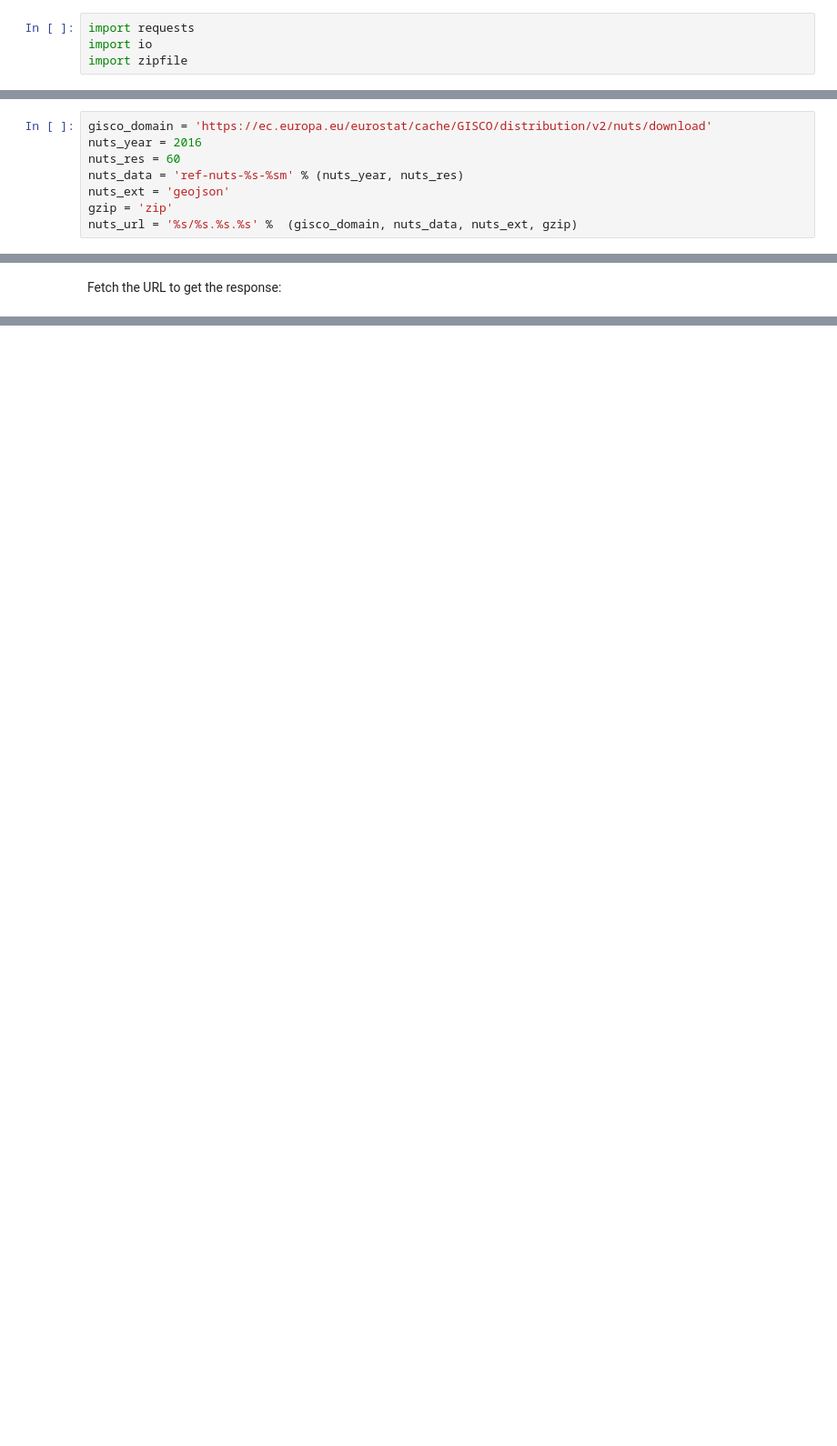
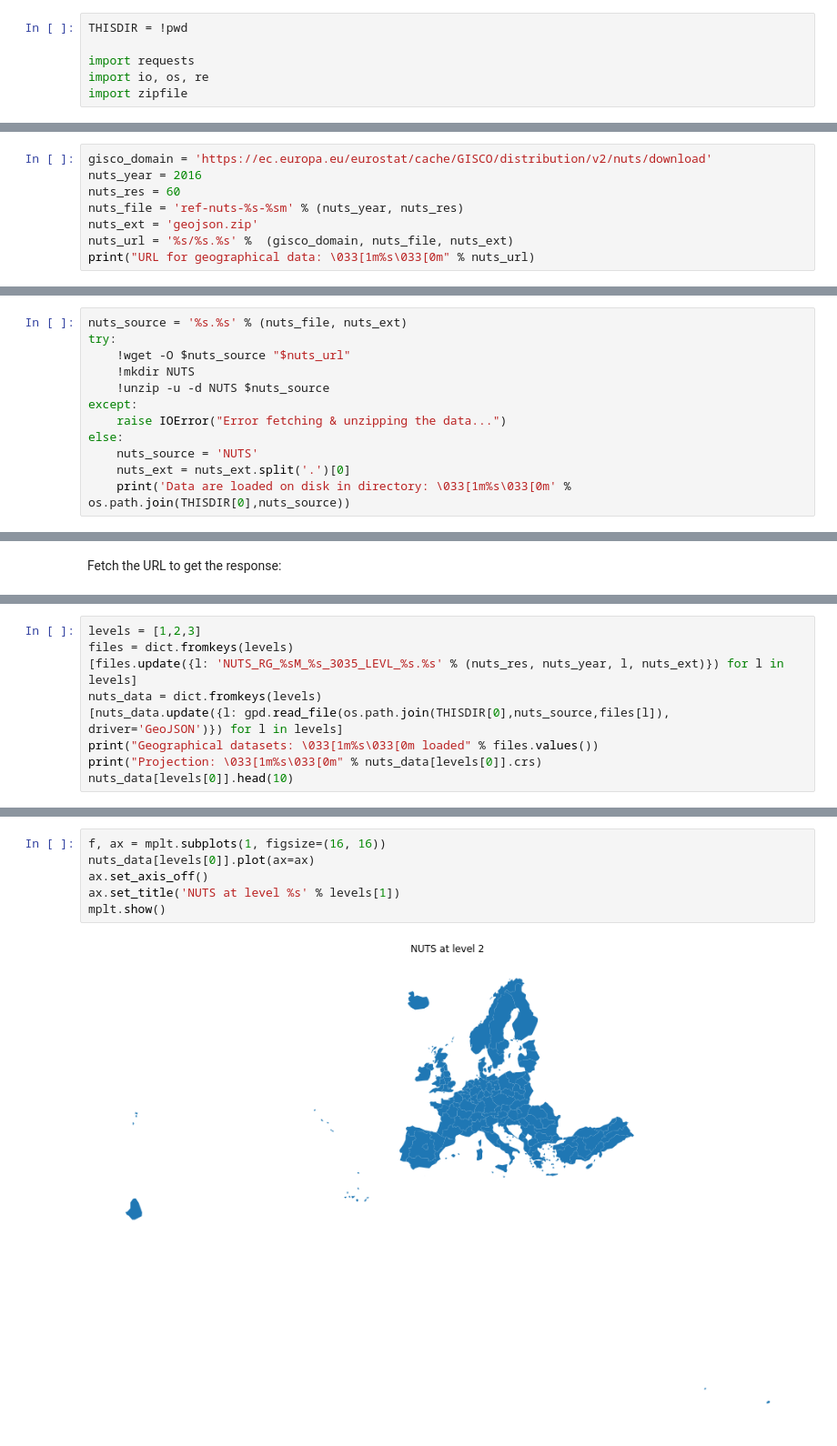
Before and after one commit to eurostat/mortality-viz, a Jupyter notebook: 02_mortality_european_regions.ipynb, the cells around one changed output, grey strips where cells are left out. Shown at 91% size. Cells and saved outputs as stored; diff of their text form; blank space fills up the shorter version.

```diff
--- a/02_mortality_european_regions.ipynb
+++ b/02_mortality_european_regions.ipynb
@@ -14,4 +19,6 @@ Note: we provide here with some quick and dirty material to fetch the data from
 # %%
+THISDIR = !pwd
+
 import requests
-import io
+import io, os, re
 import zipfile
@@ -29,7 +89,7 @@ url = '{}&file=data%2F{}.{}.{}'.format(bulk_domain, data, ext, gzip)
 gisco_domain = 'https://ec.europa.eu/eurostat/cache/GISCO/distribution/v2/nuts/download'
 nuts_year = 2016
 nuts_res = 60
-nuts_data = 'ref-nuts-%s-%sm' % (nuts_year, nuts_res)
-nuts_ext = 'geojson'
-gzip = 'zip'
-nuts_url = '%s/%s.%s.%s' %  (gisco_domain, nuts_data, nuts_ext, gzip)
+nuts_file = 'ref-nuts-%s-%sm' % (nuts_year, nuts_res)
+nuts_ext = 'geojson.zip'
+nuts_url = '%s/%s.%s' %  (gisco_domain, nuts_file, nuts_ext)
+print("URL for geographical data: \033[1m%s\033[0m" % nuts_url)
@@ -35,0 +98,12 @@ nuts_url = '%s/%s.%s.%s' %  (gisco_domain, nuts_data, nuts_ext, gzip)
+# %%
+nuts_source = '%s.%s' % (nuts_file, nuts_ext)
+try:
+    !wget -O $nuts_source "$nuts_url"
+    !mkdir NUTS
+    !unzip -u -d NUTS $nuts_source
+except:
+    raise IOError("Error fetching & unzipping the data...")
+else:
+    nuts_source = 'NUTS'
+    nuts_ext = nuts_ext.split('.')[0]
+    print('Data are loaded on disk in directory: \033[1m%s\033[0m' % os.path.join(THISDIR[0],nuts_source))
@@ -102,0 +228,9 @@ ext = ext.split('.')[0]
+# %%
+levels = [1,2,3]
+files = dict.fromkeys(levels)
+[files.update({l: 'NUTS_RG_%sM_%s_3035_LEVL_%s.%s' % (nuts_res, nuts_year, l, nuts_ext)}) for l in levels]
+nuts_data = dict.fromkeys(levels)
+[nuts_data.update({l: gpd.read_file(os.path.join(THISDIR[0],nuts_source,files[l]), driver='GeoJSON')}) for l in levels]
+print("Geographical datasets: \033[1m%s\033[0m loaded" % files.values())
+print("Projection: \033[1m%s\033[0m" % nuts_data[levels[0]].crs)
+nuts_data[levels[0]].head(10)
@@ -102,0 +253,8 @@ ext = ext.split('.')[0]
+# %%
+f, ax = mplt.subplots(1, figsize=(16, 16))
+nuts_data[levels[0]].plot(ax=ax)
+ax.set_axis_off()
+ax.set_title('NUTS at level %s' % levels[1])
+mplt.show()
+# %% [output]
+[figure, added]
```
Also changed, not shown: parts of 55 cells of this notebook.
